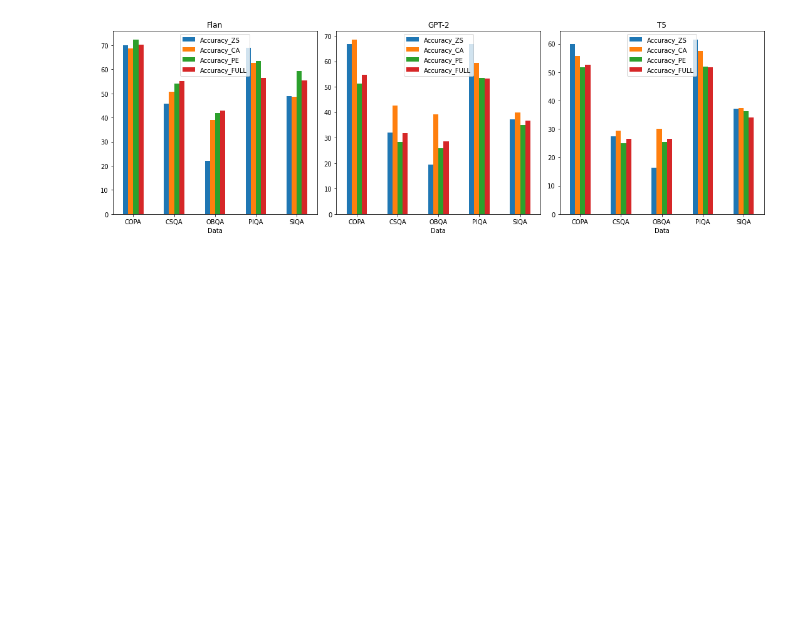
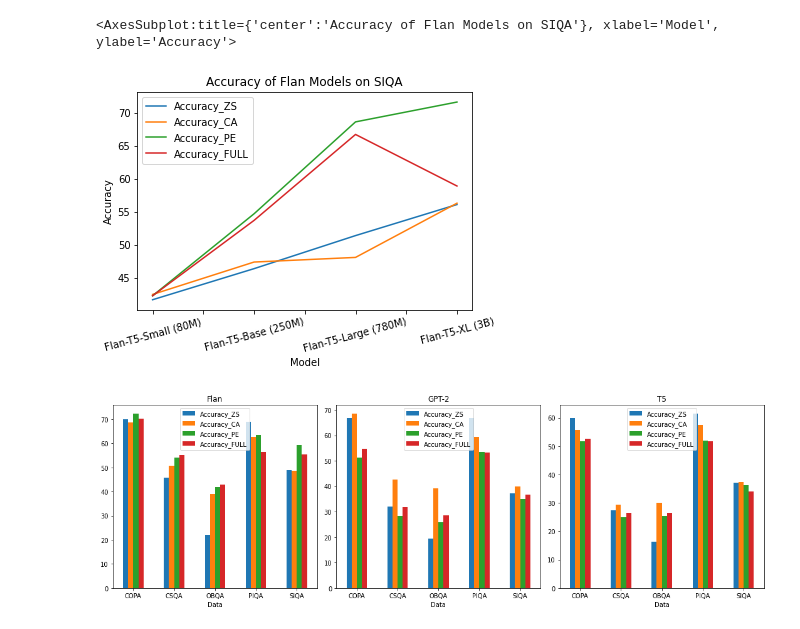
Before and after one commit to KasMasVan/Prompt-engineering-and-calibration, a Jupyter notebook: scripts/process.ipynb, the cells around one changed output. Drawn from its saved outputs; the diff is of its cells as text; code cells hidden in the pictures; blank space fills up the shorter version.

Commit message:
Visualizing result

```diff
--- a/scripts/process.ipynb
+++ b/scripts/process.ipynb
@@ -20,2 +32,22 @@ def method_vs_data(df):
+# %%
+# group by data
+data_groups = df.groupby("Data")
+# data_averages = data_groups.mean()
+for data, data_df in data_groups:
+    pre_df = data_df[data_df['Model'].str.startswith("Flan")]
+
+# plot pre_df with x = model, y = accuracy
+
+pre_df.plot(x="Model",
+            y=["Accuracy_ZS", "Accuracy_CA", "Accuracy_PE", "Accuracy_FULL"],
+            ylabel="Accuracy",\
+            title=f"Accuracy of Flan Models on {data}",
+            rot=15,)
+
+# plt.show()
+# pre_df.describe()
+# %% [output]
+<AxesSubplot:title={'center':'Accuracy of Flan Models on SIQA'}, xlabel='Model', ylabel='Accuracy'>
+[figure, added]
 # %%
 flan_df, gpt2_df, t5_df  = method_vs_data(df)
```
Also changed, not shown: parts of 4 cells of this notebook, 2 other files.
